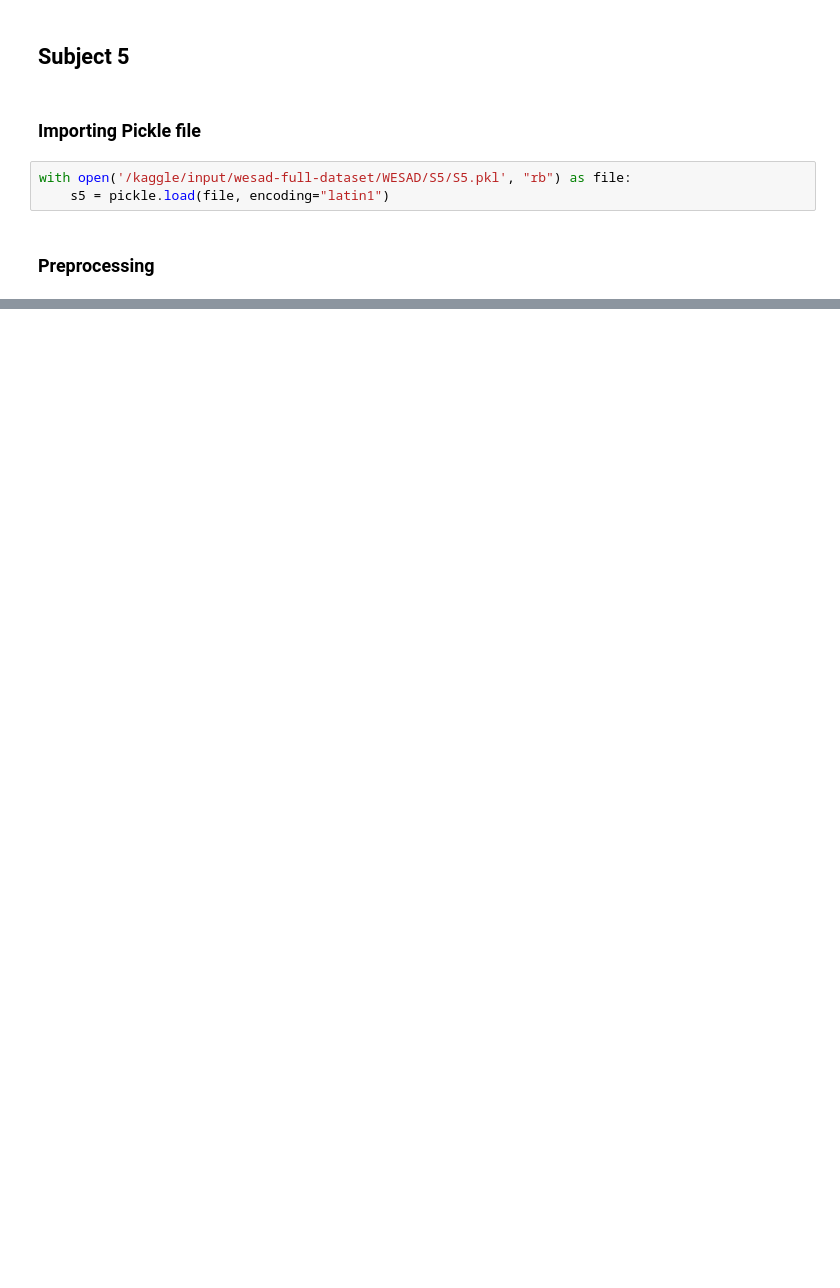
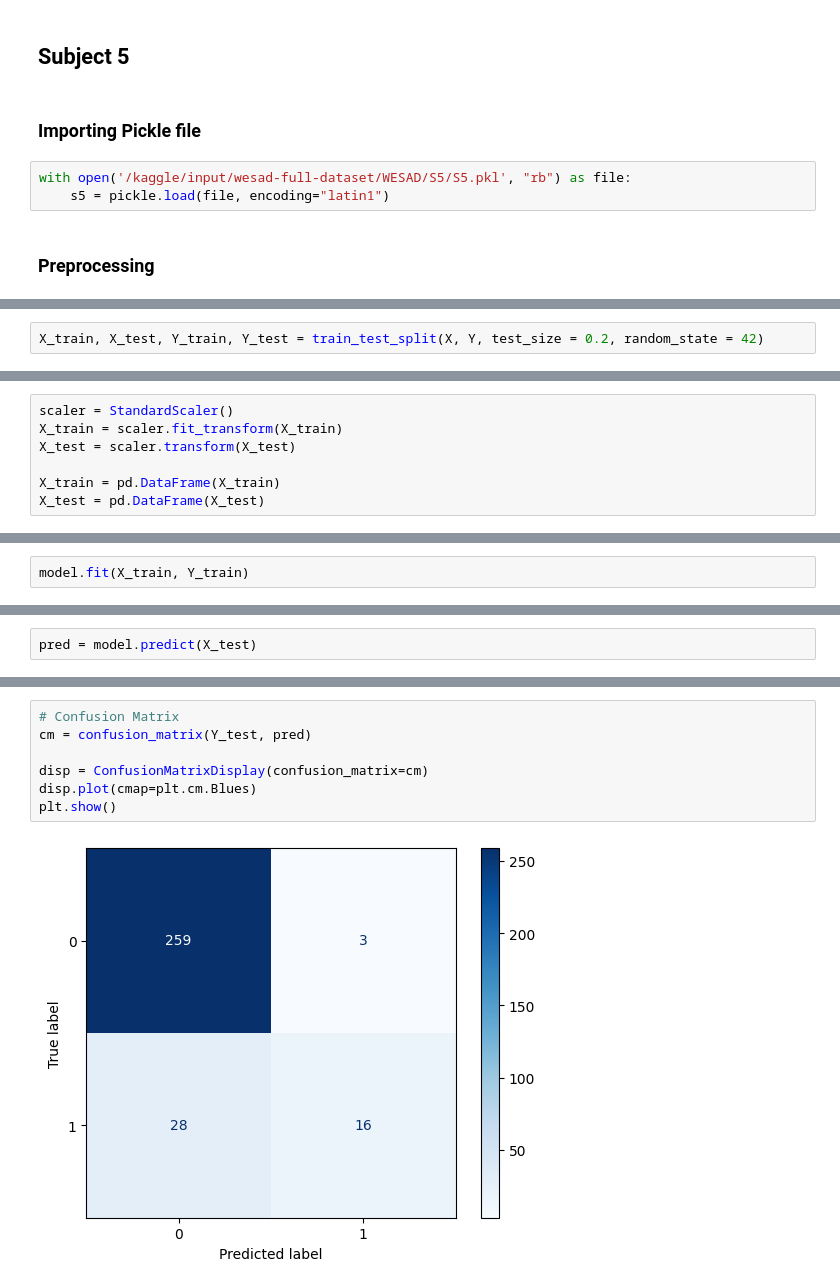
Before and after one commit to abdul-azeem-elsharkawy/Stress-Detection-via-Wearable-Sensors, a Jupyter notebook: stress-detection-via-wearable-sensors.ipynb, the cells around one changed output, grey strips where cells are left out. Cells and saved outputs as stored; diff of their text form; blank space fills up the shorter version.

```diff
--- a/stress-detection-via-wearable-sensors.ipynb
+++ b/stress-detection-via-wearable-sensors.ipynb
@@ -301,0 +673,2 @@ s5_df
+# %%
+X_train, X_test, Y_train, Y_test = train_test_split(X, Y, test_size = 0.2, random_state = 42)
@@ -301,0 +677,7 @@ s5_df
+# %%
+scaler = StandardScaler()
+X_train = scaler.fit_transform(X_train)
+X_test = scaler.transform(X_test)
+
+X_train = pd.DataFrame(X_train)
+X_test = pd.DataFrame(X_test)
@@ -301,0 +686,2 @@ s5_df
+# %%
+model.fit(X_train, Y_train)
@@ -301,0 +692,2 @@ s5_df
+# %%
+pred = model.predict(X_test)
@@ -301,0 +708,9 @@ s5_df
+# %%
+# Confusion Matrix
+cm = confusion_matrix(Y_test, pred)
+
+disp = ConfusionMatrixDisplay(confusion_matrix=cm)
+disp.plot(cmap=plt.cm.Blues)
+plt.show()
+# %% [output]
+[figure, added]
```
Also changed, not shown: parts of 30 cells of this notebook.
